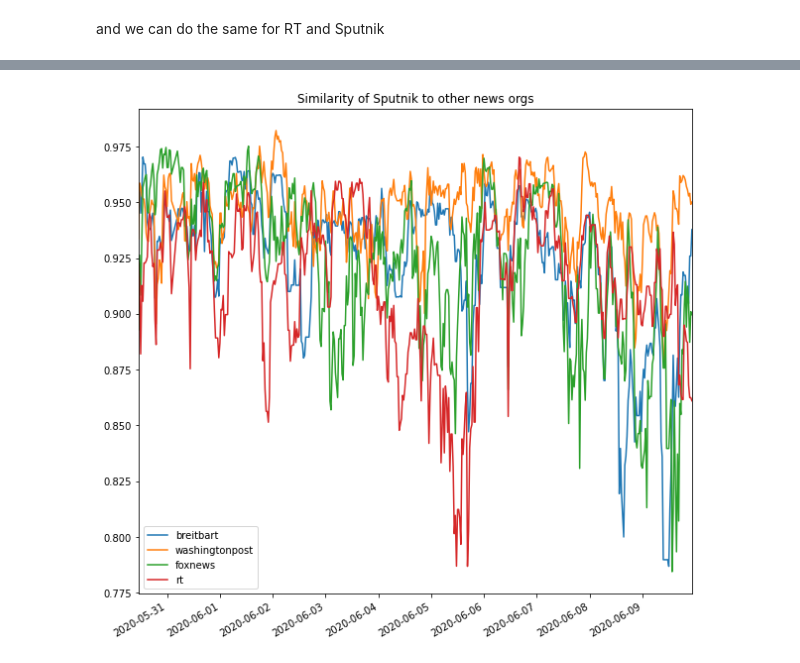
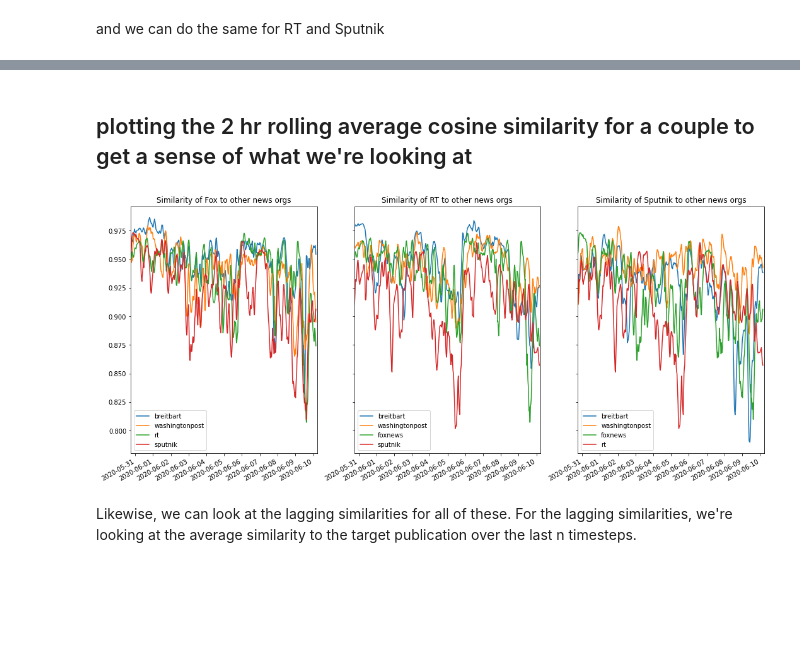
Before and after one commit to brockmanmatt/NewsTrends, a Jupyter notebook: Example Use.ipynb, the cells around one changed output, grey strips where cells are left out. Saved outputs shown, nothing was run; the diff lists cells and outputs as text; code cells hidden in the pictures; blank space fills up the shorter version.

```diff
--- a/Example Use.ipynb
+++ b/Example Use.ipynb
@@ -124,7 +134,21 @@ plt.show()
-# %%
-similarityOverTime = describer.w2vSimilarityOverTime("sputnik", exogenous=["breitbart", "washingtonpost", "foxnews", "rt"], scope=500, keywords=["floyd", "protest", "riot", "police"])
-fig, ax=plt.subplots(figsize=(10,10), facecolor="w")
-similarityOverTime.T.plot(title="Similarity of Sputnik to other news orgs", ax=ax)
-plt.show()
-# %% [output]
-[figure, removed]
+# %% [markdown]
+## plotting the 2 hr rolling average cosine similarity for a couple to get a sense of what we're looking at
+# %%
+fig, axs=plt.subplots(nrows=1, ncols=3, figsize=(18,8), sharey=True, facecolor="w")
+
+
+similarityOverTime = describer.w2vSimilarityOverTime("foxnews", exogenous=["breitbart", "washingtonpost", "rt", "sputnik"], scope=500, keywords=["floyd", "protest", "riot", "police"])
+similarityOverTime.T.rolling(window=4).mean().plot(title="Similarity of Fox to other news orgs", ax=axs[0])
+
+
+similarityOverTime = describer.w2vSimilarityOverTime("rt", exogenous=["breitbart", "washingtonpost", "foxnews", "sputnik"], scope=500, keywords=["floyd", "protest", "riot", "police"])
+similarityOverTime.T.rolling(window=4).mean().plot(title="Similarity of RT to other news orgs", ax=axs[1])
+
+similarityOverTime = describer.w2vSimilarityOverTime("sputnik", exogenous=["breitbart", "washingtonpost", "foxnews", "rt"], scope=500, keywords=["floyd", "protest", "riot", "police"])
+similarityOverTime.T.rolling(window=4).mean().plot(title="Similarity of Sputnik to other news orgs", ax=axs[2])
+
+plt.show()
+# %% [output]
+[figure, added]
+# %% [markdown]
+Likewise, we can look at the lagging similarities for all of these. For the lagging similarities, we're looking at the average similarity to the target publication over the last n timesteps.
```
Also changed, not shown: parts of 9 cells of this notebook, 5 other files.
